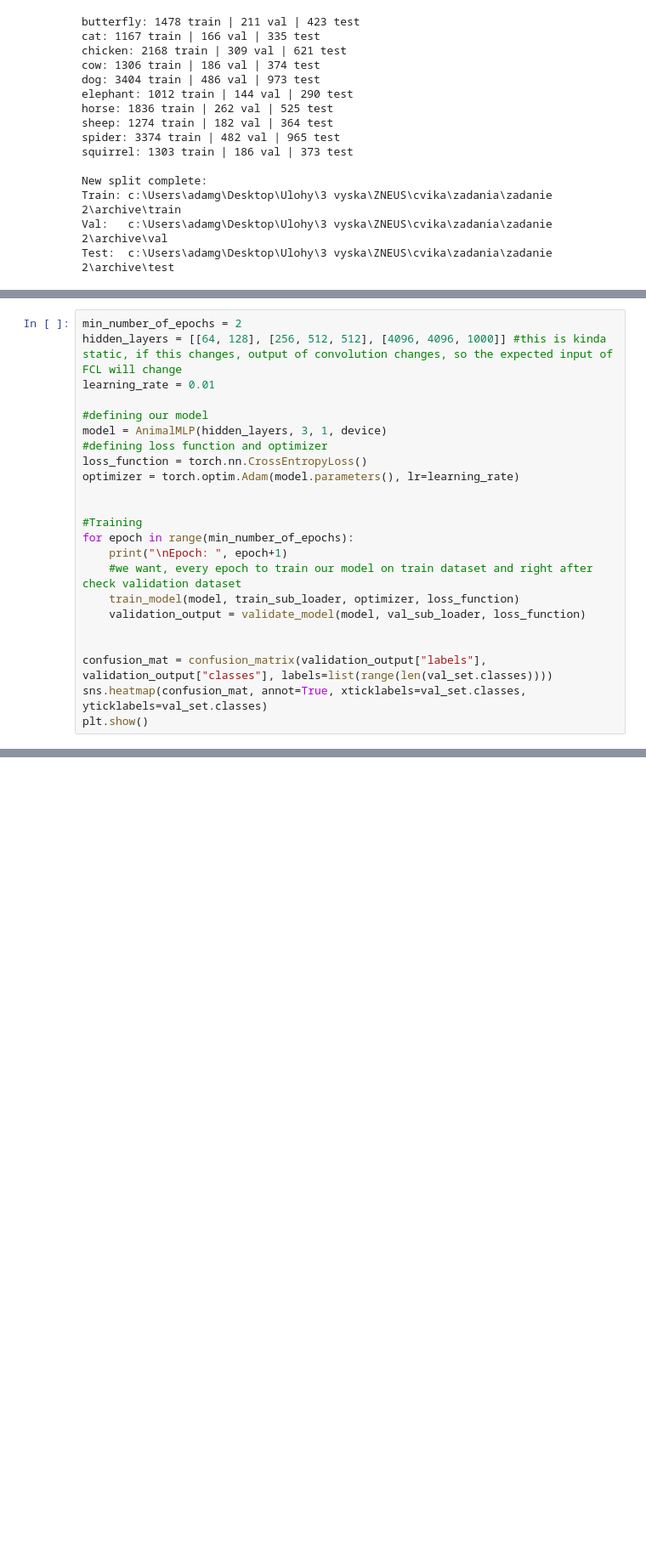
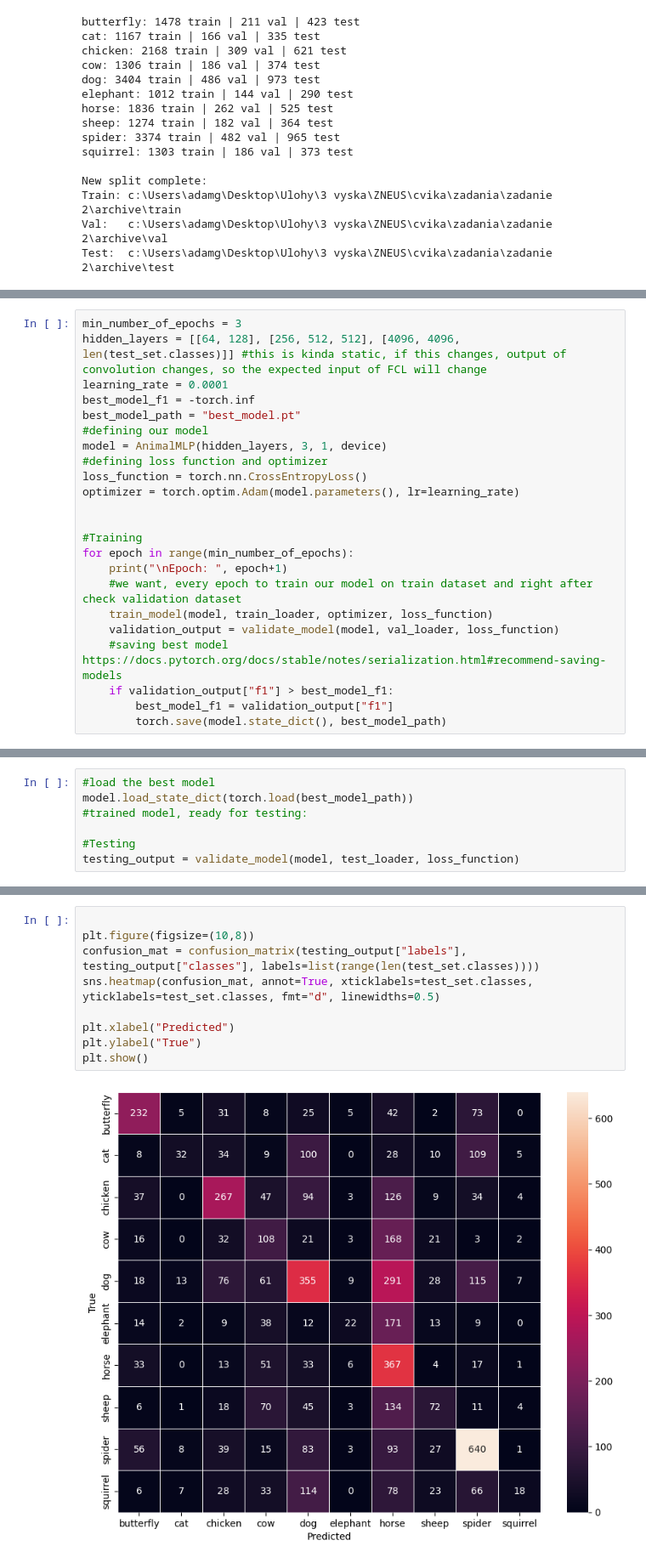
Before and after one commit to alexeybelyaevv/zneus_FIIT_Images, a Jupyter notebook: animals10.ipynb, the cells around one changed output, grey strips where cells are left out. Shown at 85% size. Saved outputs shown, nothing was run; the diff lists cells and outputs as text; blank space fills up the shorter version.

Commit message:
made validation better, fixed some bugs and added testing on the best model and updated confusion matrix

```diff
--- a/animals10.ipynb
+++ b/animals10.ipynb
@@ -662,10 +668,11 @@ def validate_model(model, data_loader, loss_function):
     }
     return validation_output
 # %%
-min_number_of_epochs = 2
-hidden_layers = [[64, 128], [256, 512, 512], [4096, 4096, 1000]] #this is kinda static, if this changes, output of convolution changes, so the expected input of FCL will change
-learning_rate = 0.01
-
+min_number_of_epochs = 3
+hidden_layers = [[64, 128], [256, 512, 512], [4096, 4096, len(test_set.classes)]] #this is kinda static, if this changes, output of convolution changes, so the expected input of FCL will change
+learning_rate = 0.0001
+best_model_f1 = -torch.inf
+best_model_path = "best_model.pt"
 #defining our model
 model = AnimalMLP(hidden_layers, 3, 1, device)
 #defining loss function and optimizer
@@ -677,13 +684,12 @@ optimizer = torch.optim.Adam(model.parameters(), lr=learning_rate)
 for epoch in range(min_number_of_epochs):
     print("\nEpoch: ", epoch+1)
     #we want, every epoch to train our model on train dataset and right after check validation dataset
-    train_model(model, train_sub_loader, optimizer, loss_function)
-    validation_output = validate_model(model, val_sub_loader, loss_function)
-
-
-confusion_mat = confusion_matrix(validation_output["labels"], validation_output["classes"], labels=list(range(len(val_set.classes))))
-sns.heatmap(confusion_mat, annot=True, xticklabels=val_set.classes, yticklabels=val_set.classes)
-plt.show()
+    train_model(model, train_loader, optimizer, loss_function)
+    validation_output = validate_model(model, val_loader, loss_function)
+    #saving best model   https://docs.pytorch.org/docs/stable/notes/serialization.html#recommend-saving-models
+    if validation_output["f1"] > best_model_f1:
+        best_model_f1 = validation_output["f1"]
+        torch.save(model.state_dict(), best_model_path)
 # %% [output]
 Epoch:  1
 train loss:
@@ -701,0 +708,7 @@ validation loss:  18716446556.16 acurracy:  0.422 F1 score: 0.1192090395480226
+# %%
+#load the best model
+model.load_state_dict(torch.load(best_model_path))
+#trained model, ready for testing:
+
+#Testing
+testing_output = validate_model(model, test_loader, loss_function)
@@ -701,0 +717,11 @@ validation loss:  18716446556.16 acurracy:  0.422 F1 score: 0.1192090395480226
+# %%
+
+plt.figure(figsize=(10,8))
+confusion_mat = confusion_matrix(testing_output["labels"], testing_output["classes"], labels=list(range(len(test_set.classes))))
+sns.heatmap(confusion_mat, annot=True, xticklabels=test_set.classes, yticklabels=test_set.classes, fmt="d", linewidths=0.5)
+
+plt.xlabel("Predicted")
+plt.ylabel("True")
+plt.show()
+# %% [output]
+[figure, added]
```
Also changed, not shown: parts of 8 cells of this notebook, 1 other file.
